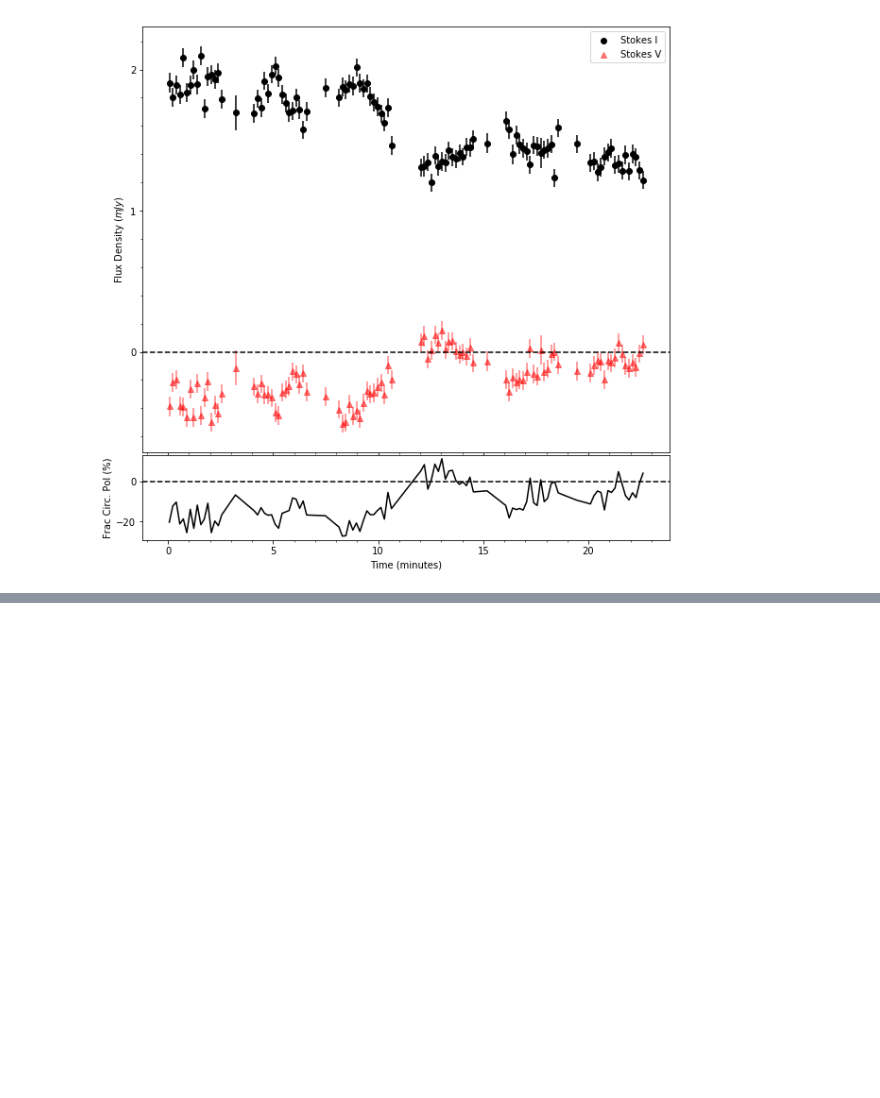
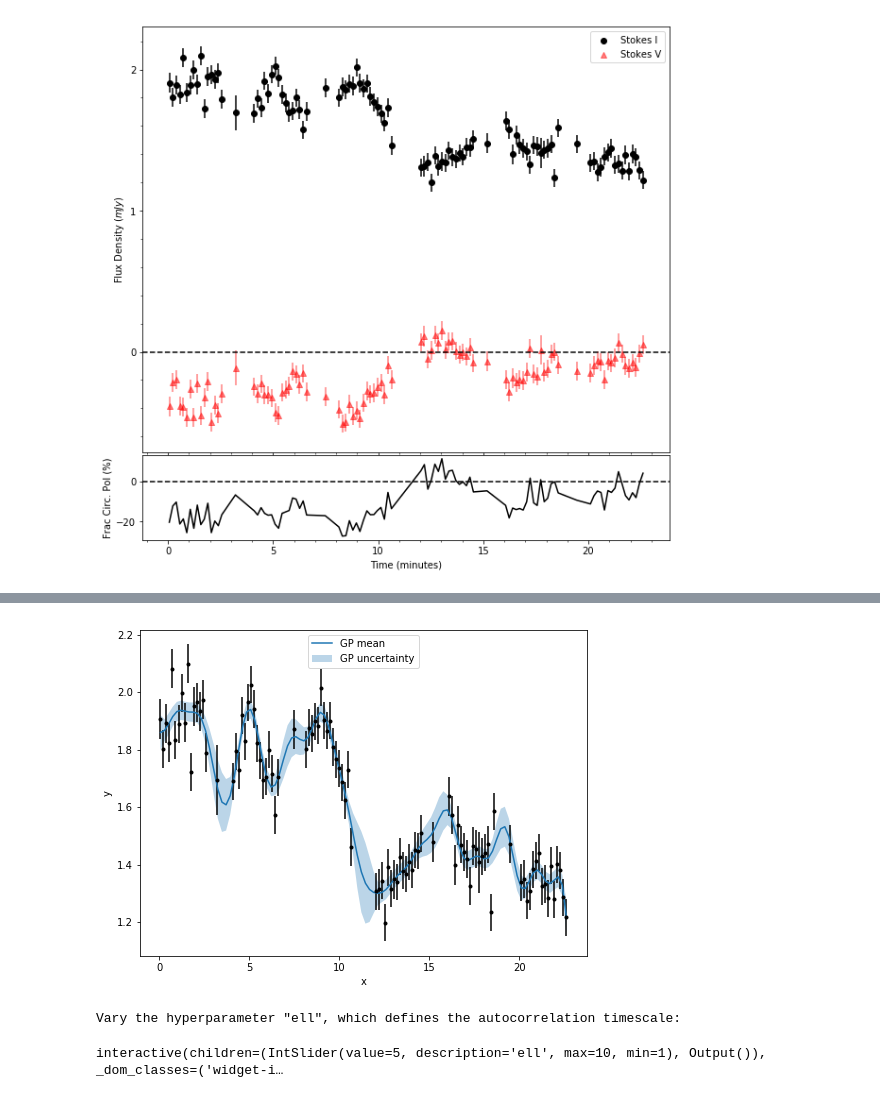
Before and after one commit to rvanlinge/radio_project, a Jupyter notebook: e19_stepBehaviour.ipynb, the cells around one changed output, grey strips where cells are left out. Drawn from its saved outputs; the diff is of its cells as text; code cells hidden in the pictures; blank space fills up the shorter version.

```diff
--- a/e19_stepBehaviour.ipynb
+++ b/e19_stepBehaviour.ipynb
@@ -480,0 +510,26 @@ print(1/best_freq)
+# %%
+stI = (rr['re']+ll['re'])*.5
+stV = (rr['re']-ll['re'])*.5
+stErr = np.sqrt(rr['ure']**2+ll['ure']**2)*.5
+time = rr['dtmin']
+
+time = time[:,np.newaxis]
+stI = stI[:,None]
+stErr = stErr[:,None]
+# %%
+N = 100
+xtest = np.linspace(time.min(), time.max(), N)[:, np.newaxis]
+
+mu, cov = gaussian_process_regression(time, stI, stErr, xtest, sq_exp_kernel)
+
+err = np.sqrt(np.diagonal(cov))
+
+plt.figure(figsize=(8, 6))
+plt.errorbar(time, stI, stErr, fmt='.', color='k')
+plt.plot(xtest.ravel(), mu.ravel(), label='GP mean')
+plt.fill_between(xtest.ravel(), mu.ravel()-err, mu.ravel()+err, alpha=0.3, label='GP uncertainty')
+plt.legend(loc='upper center')
+plt.xlabel('x')
+plt.ylabel('y');
+# %% [output]
+[figure, added]
@@ -480,0 +539,32 @@ print(1/best_freq)
+# %%
+def gp_interact(ell):
+    def sq_exp_kernel_interactive(x1, x2, sigma=1, ell=ell):
+        """
+        Interactive Gaussian Kernel function
+        """
+        sqdist = square_distance(x1, x2)
+
+        return sigma**2 * np.exp(-0.5 * sqdist / ell**2)
+
+    mu, cov = gaussian_process_regression(time, stI, stErr, xtest, sq_exp_kernel_interactive)
+    err = np.sqrt(np.diag(cov))
+
+    fig, ax = plt.subplots(1, 2, figsize=(12, 6))
+    ax[0].errorbar(time, stI, stErr, fmt='.', color='k')
+    ax[0].plot(xtest.ravel(), mu.ravel(), label='GP Mean')
+    ax[0].fill_between(xtest.ravel(),  mu.ravel()-err, mu.ravel()+err, alpha=0.2, label='GP Uncertainty')
+    ax[0].set(xlabel='$x$', ylabel='$y$', title='GP Regression')
+    ax[0].legend(loc='upper center')
+
+    ax[1].set(xlabel='$x_1$', ylabel='$x_2$', title='Covariance matrix')
+    ax[1].imshow(sq_exp_kernel_interactive(time, time))
+
+    plt.show()
+
+print('Vary the hyperparameter "ell", which defines the autocorrelation timescale:')
+interactive_plot = interactive(gp_interact, ell=(1, 10, 1))
+output = interactive_plot.children[-1]
+interactive_plot
+# %% [output]
+Vary the hyperparameter "ell", which defines the autocorrelation timescale:
+interactive(children=(IntSlider(value=5, description='ell', max=10, min=1), Output()), _dom_classes=('widget-i…
```
Also changed, not shown: parts of 24 cells of this notebook, 21 other files.
